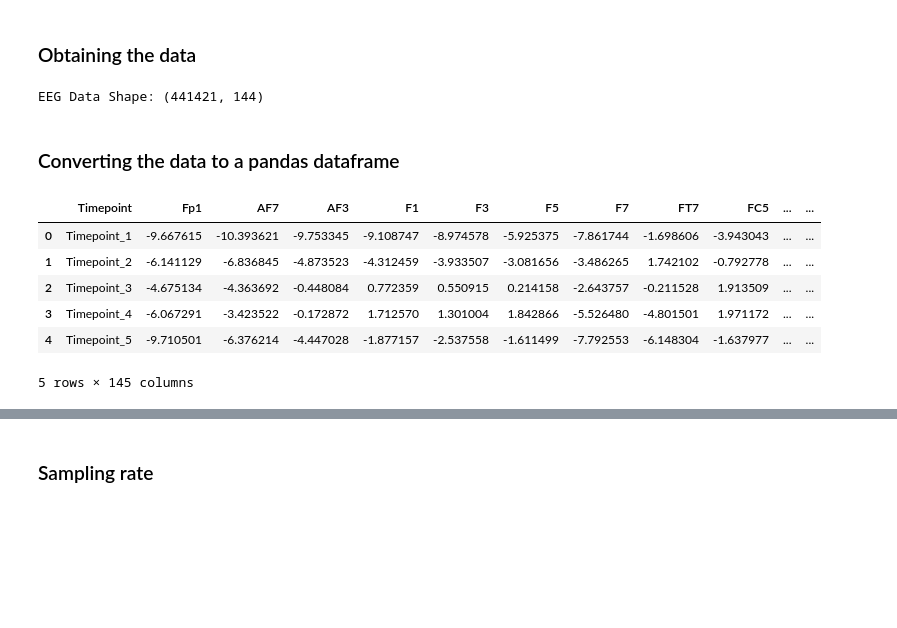
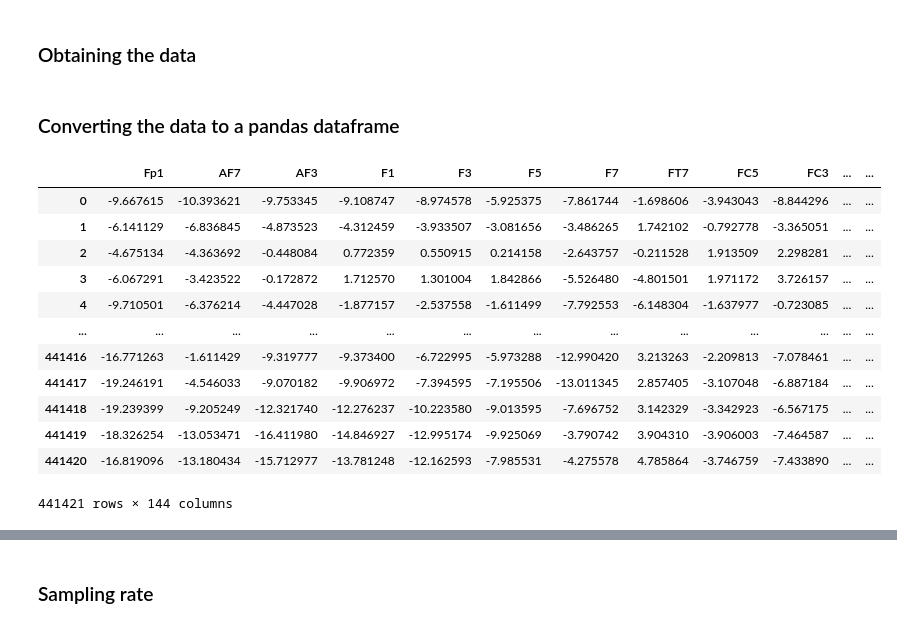
Before and after one commit to Ssalijoshua/Regulation-of-arousal-, a Jupyter notebook: eda-code.ipynb, the cells around one changed output, grey strips where cells are left out. Saved outputs shown, nothing was run; the diff lists cells and outputs as text; code cells hidden in the pictures; blank space fills up the shorter version.

```diff
--- a/eda-code.ipynb
+++ b/eda-code.ipynb
@@ -54,6 +54,9 @@ Keys inside chanlocs: ['X', 'Y', 'Z', 'labels', 'radius', 'ref', 'sph_phi', 'sph
 # %%
 # Extract channel labels
 channel_labels = []
+
+chanlocs = eeg_full['chanlocs']
+
 for ref in chanlocs['labels']:
     obj = mat_data[ref[0]]  # Dereference
     label = ''.join(map(chr, obj[:].flatten()))  # Convert to string
@@ -130,26 +181,29 @@ pd.DataFrame(labels)
 # %%
 if 'data' in eeg_full:
     eeg_data = eeg_full['data']
-    print("EEG Data Shape:", eeg_data.shape)
-else:
-    print("'data' not found inside 'EEG_full'")
+    eeg_data = pd.DataFrame(eeg_data)
+    eeg_data
-# %% [output]
-EEG Data Shape: (441421, 144)
 # %% [markdown]
 ### Converting the data to a pandas dataframe
 # %%
 
 # Assign column names
-df_eeg.columns = ["Timepoint"] + channel_names
+eeg_data.columns = channel_labels
 
 # Display the first few rows
-df_eeg.head()
+eeg_data
 # %% [output]
-|  | Timepoint | Fp1 | AF7 | AF3 | F1 | F3 | F5 | F7 | FT7 | FC5 | ... | ... |
-| 0 | Timepoint_1 | -9.667615 | -10.393621 | -9.753345 | -9.108747 | -8.974578 | -5.925375 | -7.861744 | -1.698606 | -3.943043 | ... | ... |
-| 1 | Timepoint_2 | -6.141129 | -6.836845 | -4.873523 | -4.312459 | -3.933507 | -3.081656 | -3.486265 | 1.742102 | -0.792778 | ... | ... |
-| 2 | Timepoint_3 | -4.675134 | -4.363692 | -0.448084 | 0.772359 | 0.550915 | 0.214158 | -2.643757 | -0.211528 | 1.913509 | ... | ... |
-| 3 | Timepoint_4 | -6.067291 | -3.423522 | -0.172872 | 1.712570 | 1.301004 | 1.842866 | -5.526480 | -4.801501 | 1.971172 | ... | ... |
-| 4 | Timepoint_5 | -9.710501 | -6.376214 | -4.447028 | -1.877157 | -2.537558 | -1.611499 | -7.792553 | -6.148304 | -1.637977 | ... | ... |
+|  | Fp1 | AF7 | AF3 | F1 | F3 | F5 | F7 | FT7 | FC5 | FC3 | ... | ... |
+| 0 | -9.667615 | -10.393621 | -9.753345 | -9.108747 | -8.974578 | -5.925375 | -7.861744 | -1.698606 | -3.943043 | -8.844296 | ... | ... |
+| 1 | -6.141129 | -6.836845 | -4.873523 | -4.312459 | -3.933507 | -3.081656 | -3.486265 | 1.742102 | -0.792778 | -3.365051 | ... | ... |
+| 2 | -4.675134 | -4.363692 | -0.448084 | 0.772359 | 0.550915 | 0.214158 | -2.643757 | -0.211528 | 1.913509 | 2.298281 | ... | ... |
+| 3 | -6.067291 | -3.423522 | -0.172872 | 1.712570 | 1.301004 | 1.842866 | -5.526480 | -4.801501 | 1.971172 | 3.726157 | ... | ... |
+| 4 | -9.710501 | -6.376214 | -4.447028 | -1.877157 | -2.537558 | -1.611499 | -7.792553 | -6.148304 | -1.637977 | -0.723085 | ... | ... |
+| ... | ... | ... | ... | ... | ... | ... | ... | ... | ... | ... | ... | ... |
+| 441416 | -16.771263 | -1.611429 | -9.319777 | -9.373400 | -6.722995 | -5.973288 | -12.990420 | 3.213263 | -2.209813 | -7.078461 | ... | ... |
+| 441417 | -19.246191 | -4.546033 | -9.070182 | -9.906972 | -7.394595 | -7.195506 | -13.011345 | 2.857405 | -3.107048 | -6.887184 | ... | ... |
+| 441418 | -19.239399 | -9.205249 | -12.321740 | -12.276237 | -10.223580 | -9.013595 | -7.696752 | 3.142329 | -3.342923 | -6.567175 | ... | ... |
+| 441419 | -18.326254 | -13.053471 | -16.411980 | -14.846927 | -12.995174 | -9.925069 | -3.790742 | 3.904310 | -3.906003 | -7.464587 | ... | ... |
+| 441420 | -16.819096 | -13.180434 | -15.712977 | -13.781248 | -12.162593 | -7.985531 | -4.275578 | 4.785864 | -3.746759 | -7.433890 | ... | ... |
-5 rows × 145 columns
+441421 rows × 144 columns
 # %%
```
Also changed, not shown: parts of 8 cells of this notebook.
